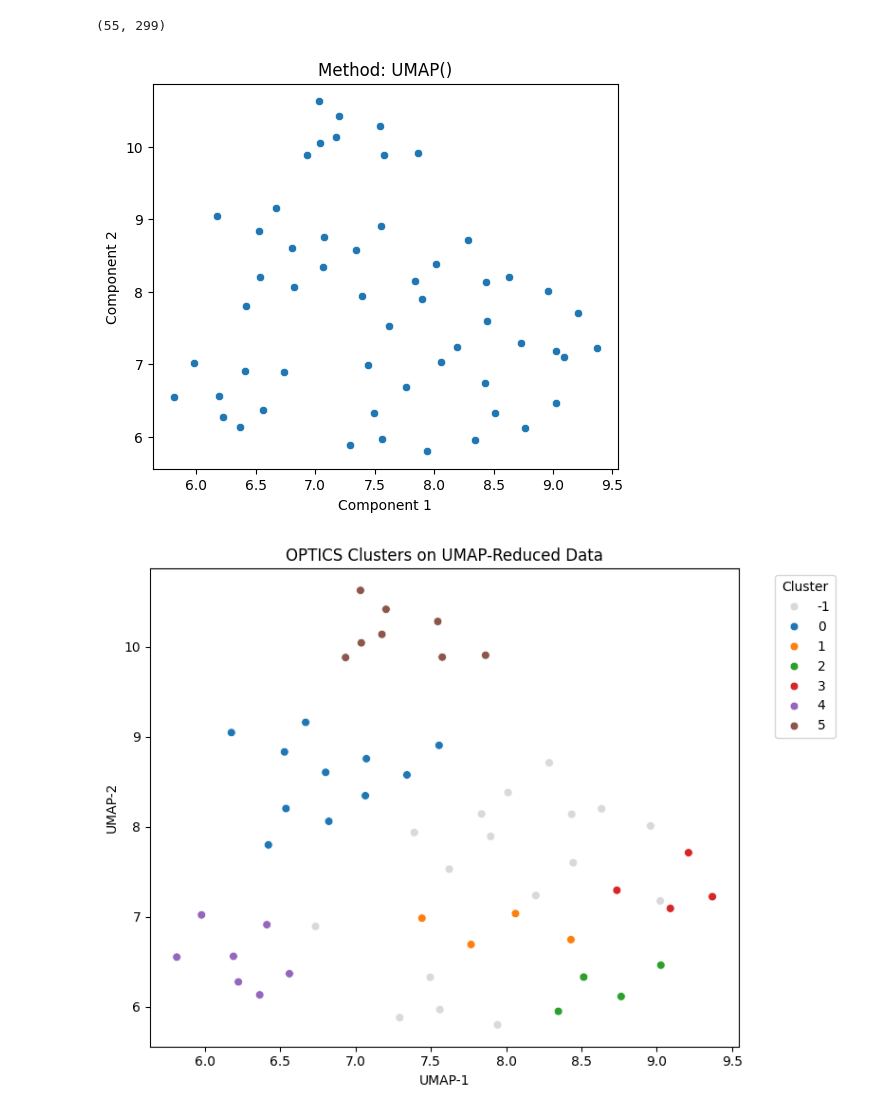
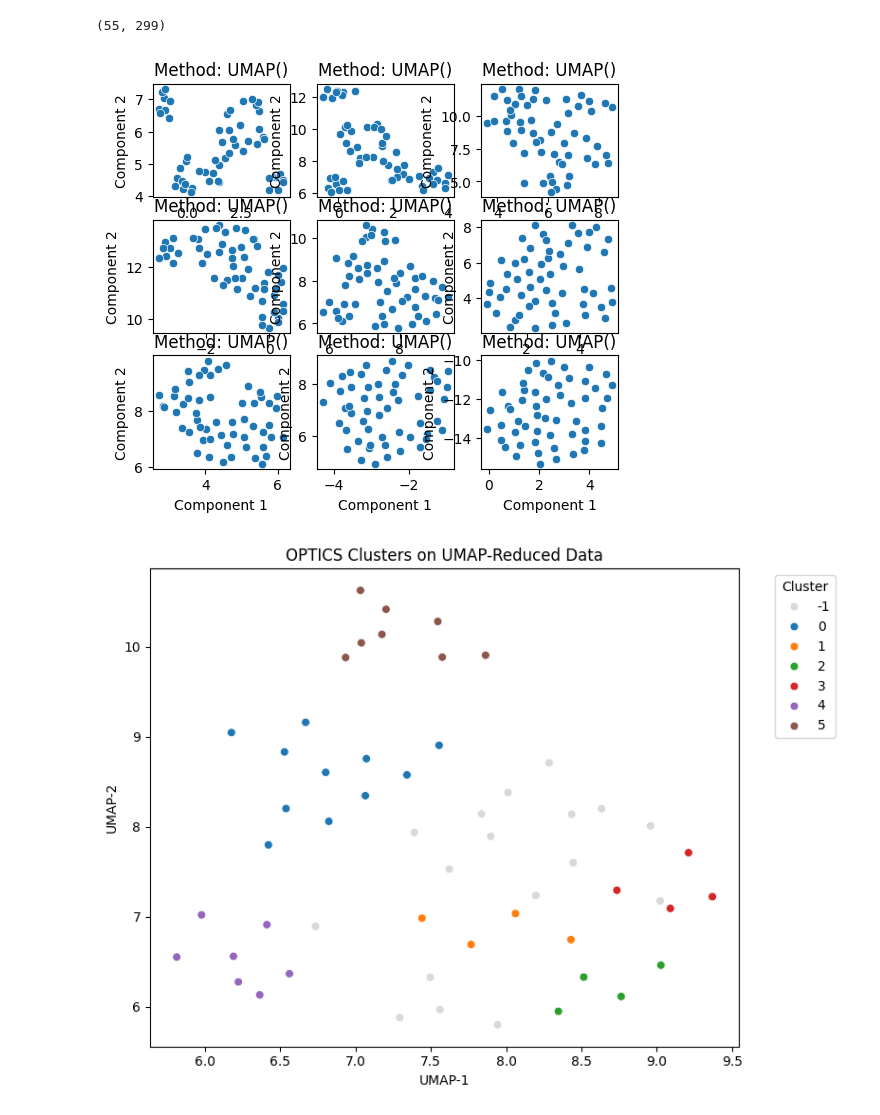
Before and after one commit to krusand/Analyzing-concussions-through-eyetracking-measurements, a Jupyter notebook: src/clustering_1.ipynb, the cells around one changed output. Saved outputs shown, nothing was run; the diff lists cells and outputs as text; code cells hidden in the pictures.

```diff
--- a/src/clustering_1.ipynb
+++ b/src/clustering_1.ipynb
@@ -66,10 +69,27 @@ umap_model = umap.UMAP(
     random_state=42
 )
 # %%
-fig, axs = plt.subplots(nrows=1, ncols=1, figsize=(6,5))
-plot_scatter_dimensionality_reduction(patients_std, reducer=umap_model, arrows=False, ax=axs)
+fig, axs = plt.subplots(nrows=3, ncols=3, figsize=(6,5))
+
+params = {
+    "n_neighbors" : [5,15,30],
+    "min_dist" : [0.01,0.1,0.5],
+    "metric" : ["euclidean", "manhattan", "cosine"]
+}
+
+for i in range(3):
+    for j in range(3):
+        umap_model = umap.UMAP(
+            n_neighbors=params["n_neighbors"][i],         # smaller = more local focus, higher = more global
+            min_dist=params["min_dist"][j],           # smaller = tighter clusters, higher = more spread
+            n_components=2,
+            metric=params["metric"][1],
+            random_state=42
+        )
+
+        plot_scatter_dimensionality_reduction(patients_std, reducer=umap_model, arrows=False, ax=axs[i][j])
 # %% [output]
-[figure, old version]
+[figure, new version]
 # %%
 patients_transformed = umap_model.fit_transform(patients_std)
 # %%
```
Also changed, not shown: parts of 1 cell of this notebook.
